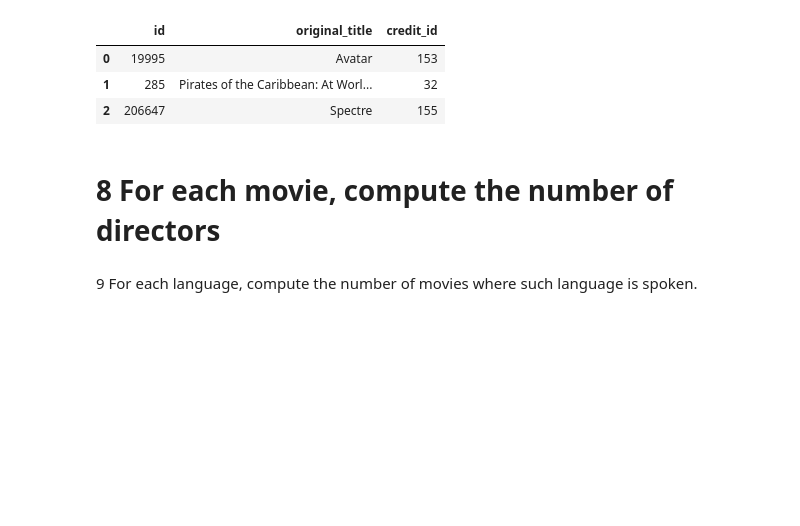
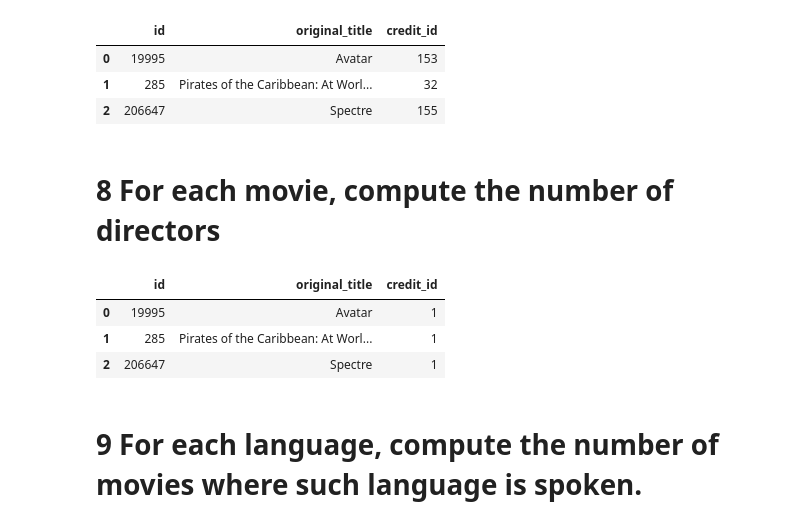
Before and after one commit to JCRCS/ComputerScienceTest, a Jupyter notebook: CSTest.ipynb, the cells around one changed output. Drawn from its saved outputs; the diff is of its cells as text; code cells hidden in the pictures; blank space fills up the shorter version.

```diff
--- a/CSTest.ipynb
+++ b/CSTest.ipynb
@@ -224,5 +224,16 @@ pd.merge(movies[['id','original_title']],
 | 2 | 206647 | Spectre | 155 |
 # %% [markdown]
 # 8 For each movie, compute the number of directors
+# %%
+pd.merge(movies[['id','original_title']],
+         credits_crew[credits_crew['job']=='Director'].groupby('movies_id')[['credit_id']].count(),
+         left_on='id',
+         right_index = True,
+         how='right').head(3)
+# %% [output]
+|  | id | original_title | credit_id |
+| 0 | 19995 | Avatar | 1 |
+| 1 | 285 | Pirates of the Caribbean: At Worl... | 1 |
+| 2 | 206647 | Spectre | 1 |
 # %% [markdown]
-9 For each language, compute the number of movies where such language is spoken.
+# 9 For each language, compute the number of movies where such language is spoken.
```
Also changed, not shown: parts of 4 cells of this notebook.
